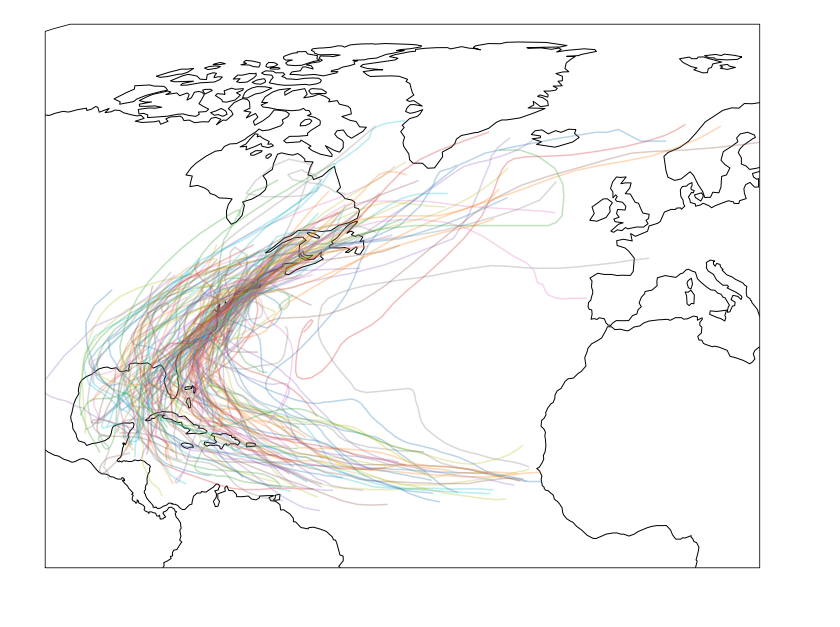
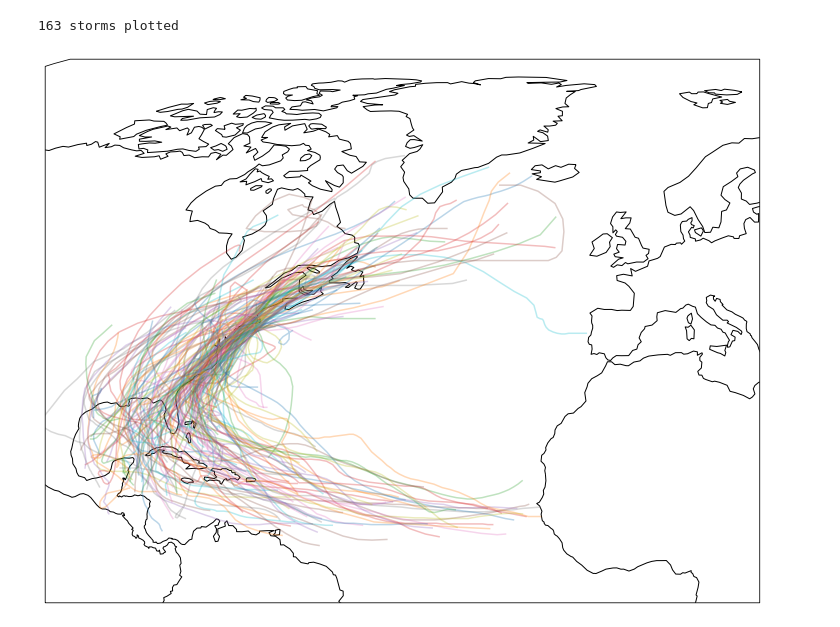
Before and after one commit to bparazin/HurricaneReanalysisProject, a Jupyter notebook: Plot paths.ipynb, the cells around one changed output. Cells and saved outputs as stored; diff of their text form; code cells hidden in the pictures.

```diff
--- a/Plot paths.ipynb
+++ b/Plot paths.ipynb
@@ -2,7 +2,9 @@
 from HurdatReader import *
 import matplotlib.pyplot as plt
 import cartopy.crs as ccrs
+from geopy import distance
 hurdat = readHurdat('Data/Hurdat.txt')
+BOXhurdat = trimHurdat(hurdat, latMin = 40, lonMax = -70, timeMin = dt.datetime(1700, 1, 1, tzinfo = dt.timezone.utc), makesLandfall=False)
 # %%
-def plotStormLine(lonlist, latlist, ax):
+def plotStorm(lonlist, latlist, ax):
     ax.plot(lonlist, latlist, transform=ccrs.Geodetic(), alpha = 0.3)
@@ -9,20 +64,40 @@ def plotStormLine(lonlist, latlist, ax):
+# %%
+#This looks at the status of the storm at the point nearest to the given lonlat
+def statusNearLocation(storm, lon_site, lat_site):
+    #the smallest great circle distance of 2 points on a globe is 20037.5 km, so setting it to start at 25000km is an easy way to prime it
+    min_dist = 25000
+    status_final = None
+    for lon, lat, status in zip(storm['data']['lon'], storm['data']['lat'], storm['data']['system status']):
+        if distance.distance((lat_site, lon_site), (lat, lon)) < min_dist:
+            min_dist = distance.distance((lat_site, lon_site), (lat, lon))
+            status_final = status
+
+    return status_final
+
+    #Look at landfall record if there is one and use that
+    #else, look at records before and after, and use the wind speed change and pressure change (assuming linear decay for both?)
+    #to estimate what it would be at between those 2 steps
+    #This assumes that every storm which makes landfall has a marked landfall observation
 # %%
 fig = plt.figure(figsize=(20, 10))
 ax = fig.add_subplot(1, 1, 1, projection=ccrs.Robinson())
 
 ax.coastlines()
 
 ax.set_extent([-100, 20, 0, 90], crs=ccrs.Geodetic())
 #ax.set_global()
 
 ax.plot(-71.186996, 41.966770, 'o', transform=ccrs.Geodetic())
 
-for key in hurdat:
-    for lon, lat in zip(hurdat[key]['lon'], hurdat[key]['lat']):
-        if lon <-70 and lat > 40:
-            plotStormLine(hurdat[key]['lon'], hurdat[key]['lat'], ax)
-            break
-#TODO: fix
+sum = 0
+for key in BOXhurdat:
+    if statusNearLocation(BOXhurdat[key], -71.186996, 41.966770) in ['TD', 'HU', 'TS', 'SS', 'EX']:
+        plotStorm(BOXhurdat[key]['data']['lon'], BOXhurdat[key]['data']['lat'], ax)
+    sum +=1
+
+print(f'{sum} storms plotted')
+
 plt.show()
 # %% [output]
+163 storms plotted
-[figure, old version]
+[figure, new version]
```
Also changed, not shown: parts of 3 cells of this notebook, 2 other files.
